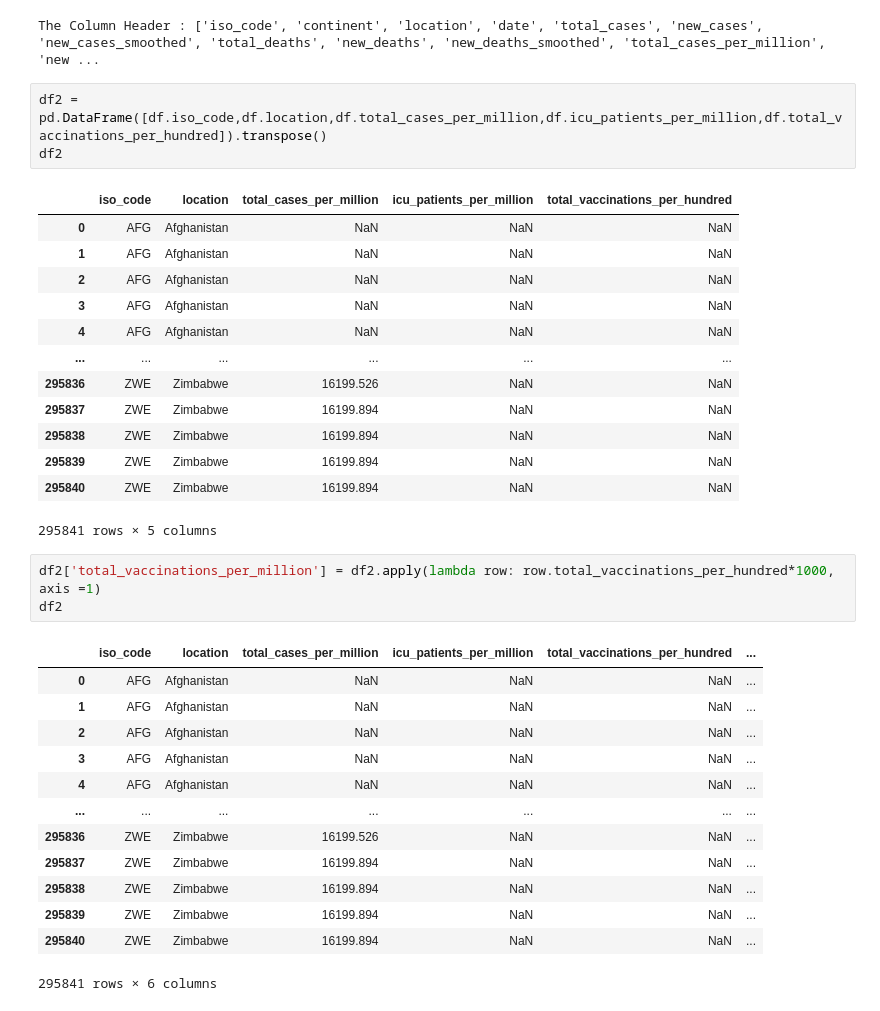
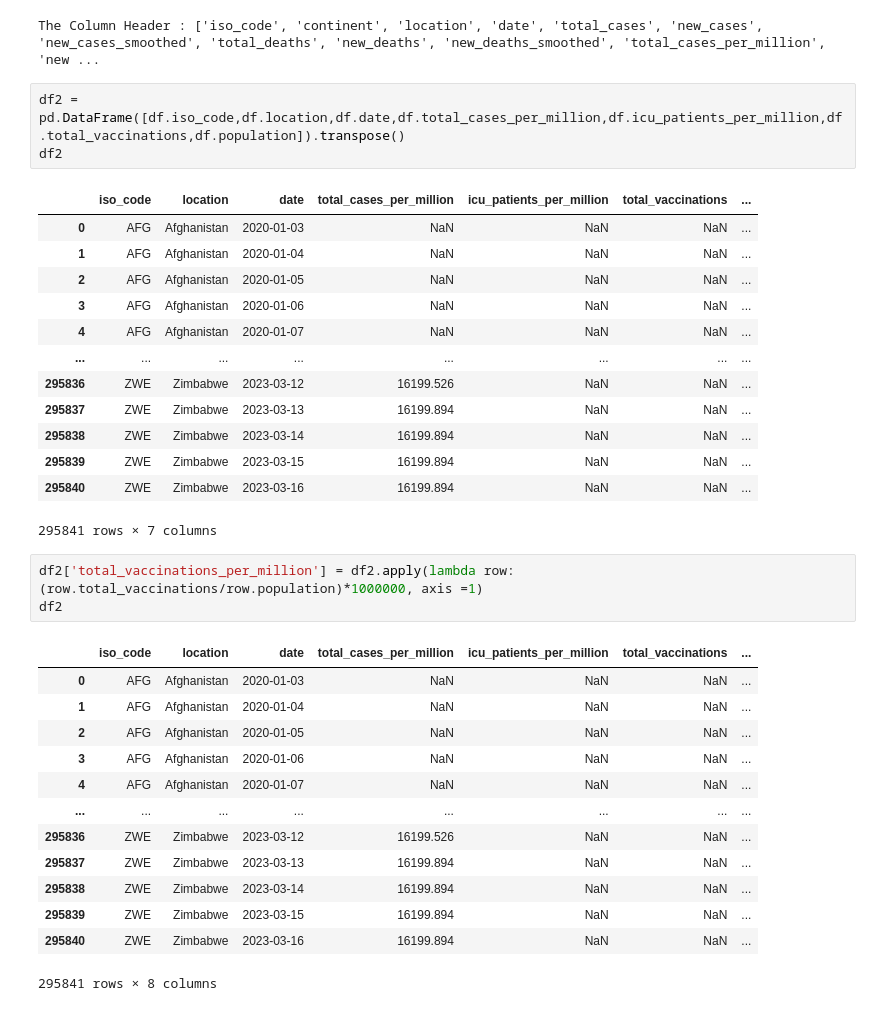
Before and after one commit to tubbsyal/BEE2024_p3, a Jupyter notebook: Part3_1Notebook.ipynb, the cells around one changed output. Cells and saved outputs as stored; diff of their text form.

Commit message:
create dataframes

```diff
--- a/Part3_1Notebook.ipynb
+++ b/Part3_1Notebook.ipynb
@@ -25,36 +25,36 @@ print("The Column Header :", column_headers)
 # %% [output]
 The Column Header : ['iso_code', 'continent', 'location', 'date', 'total_cases', 'new_cases', 'new_cases_smoothed', 'total_deaths', 'new_deaths', 'new_deaths_smoothed', 'total_cases_per_million', 'new ...
 # %%
-df2 = pd.DataFrame([df.iso_code,df.location,df.total_cases_per_million,df.icu_patients_per_million,df.total_vaccinations_per_hundred]).transpose()
+df2 = pd.DataFrame([df.iso_code,df.location,df.date,df.total_cases_per_million,df.icu_patients_per_million,df.total_vaccinations,df.population]).transpose()
 df2
 # %% [output]
-|  | iso_code | location | total_cases_per_million | icu_patients_per_million | total_vaccinations_per_hundred |
-| 0 | AFG | Afghanistan | NaN | NaN | NaN |
-| 1 | AFG | Afghanistan | NaN | NaN | NaN |
-| 2 | AFG | Afghanistan | NaN | NaN | NaN |
-| 3 | AFG | Afghanistan | NaN | NaN | NaN |
-| 4 | AFG | Afghanistan | NaN | NaN | NaN |
-| ... | ... | ... | ... | ... | ... |
-| 295836 | ZWE | Zimbabwe | 16199.526 | NaN | NaN |
-| 295837 | ZWE | Zimbabwe | 16199.894 | NaN | NaN |
-| 295838 | ZWE | Zimbabwe | 16199.894 | NaN | NaN |
-| 295839 | ZWE | Zimbabwe | 16199.894 | NaN | NaN |
-| 295840 | ZWE | Zimbabwe | 16199.894 | NaN | NaN |
+|  | iso_code | location | date | total_cases_per_million | icu_patients_per_million | total_vaccinations | ... |
+| 0 | AFG | Afghanistan | 2020-01-03 | NaN | NaN | NaN | ... |
+| 1 | AFG | Afghanistan | 2020-01-04 | NaN | NaN | NaN | ... |
+| 2 | AFG | Afghanistan | 2020-01-05 | NaN | NaN | NaN | ... |
+| 3 | AFG | Afghanistan | 2020-01-06 | NaN | NaN | NaN | ... |
+| 4 | AFG | Afghanistan | 2020-01-07 | NaN | NaN | NaN | ... |
+| ... | ... | ... | ... | ... | ... | ... | ... |
+| 295836 | ZWE | Zimbabwe | 2023-03-12 | 16199.526 | NaN | NaN | ... |
+| 295837 | ZWE | Zimbabwe | 2023-03-13 | 16199.894 | NaN | NaN | ... |
+| 295838 | ZWE | Zimbabwe | 2023-03-14 | 16199.894 | NaN | NaN | ... |
+| 295839 | ZWE | Zimbabwe | 2023-03-15 | 16199.894 | NaN | NaN | ... |
+| 295840 | ZWE | Zimbabwe | 2023-03-16 | 16199.894 | NaN | NaN | ... |
-295841 rows × 5 columns
+295841 rows × 7 columns
 # %%
-df2['total_vaccinations_per_million'] = df2.apply(lambda row: row.total_vaccinations_per_hundred*1000, axis =1)
+df2['total_vaccinations_per_million'] = df2.apply(lambda row: (row.total_vaccinations/row.population)*1000000, axis =1)
 df2
 # %% [output]
-|  | iso_code | location | total_cases_per_million | icu_patients_per_million | total_vaccinations_per_hundred | ... |
-| 0 | AFG | Afghanistan | NaN | NaN | NaN | ... |
-| 1 | AFG | Afghanistan | NaN | NaN | NaN | ... |
-| 2 | AFG | Afghanistan | NaN | NaN | NaN | ... |
-| 3 | AFG | Afghanistan | NaN | NaN | NaN | ... |
-| 4 | AFG | Afghanistan | NaN | NaN | NaN | ... |
-| ... | ... | ... | ... | ... | ... | ... |
-| 295836 | ZWE | Zimbabwe | 16199.526 | NaN | NaN | ... |
-| 295837 | ZWE | Zimbabwe | 16199.894 | NaN | NaN | ... |
-| 295838 | ZWE | Zimbabwe | 16199.894 | NaN | NaN | ... |
-| 295839 | ZWE | Zimbabwe | 16199.894 | NaN | NaN | ... |
-| 295840 | ZWE | Zimbabwe | 16199.894 | NaN | NaN | ... |
+|  | iso_code | location | date | total_cases_per_million | icu_patients_per_million | total_vaccinations | ... |
+| 0 | AFG | Afghanistan | 2020-01-03 | NaN | NaN | NaN | ... |
+| 1 | AFG | Afghanistan | 2020-01-04 | NaN | NaN | NaN | ... |
+| 2 | AFG | Afghanistan | 2020-01-05 | NaN | NaN | NaN | ... |
+| 3 | AFG | Afghanistan | 2020-01-06 | NaN | NaN | NaN | ... |
+| 4 | AFG | Afghanistan | 2020-01-07 | NaN | NaN | NaN | ... |
+| ... | ... | ... | ... | ... | ... | ... | ... |
+| 295836 | ZWE | Zimbabwe | 2023-03-12 | 16199.526 | NaN | NaN | ... |
+| 295837 | ZWE | Zimbabwe | 2023-03-13 | 16199.894 | NaN | NaN | ... |
+| 295838 | ZWE | Zimbabwe | 2023-03-14 | 16199.894 | NaN | NaN | ... |
+| 295839 | ZWE | Zimbabwe | 2023-03-15 | 16199.894 | NaN | NaN | ... |
+| 295840 | ZWE | Zimbabwe | 2023-03-16 | 16199.894 | NaN | NaN | ... |
-295841 rows × 6 columns
+295841 rows × 8 columns
```
Also changed, not shown: parts of 5 cells of this notebook.
